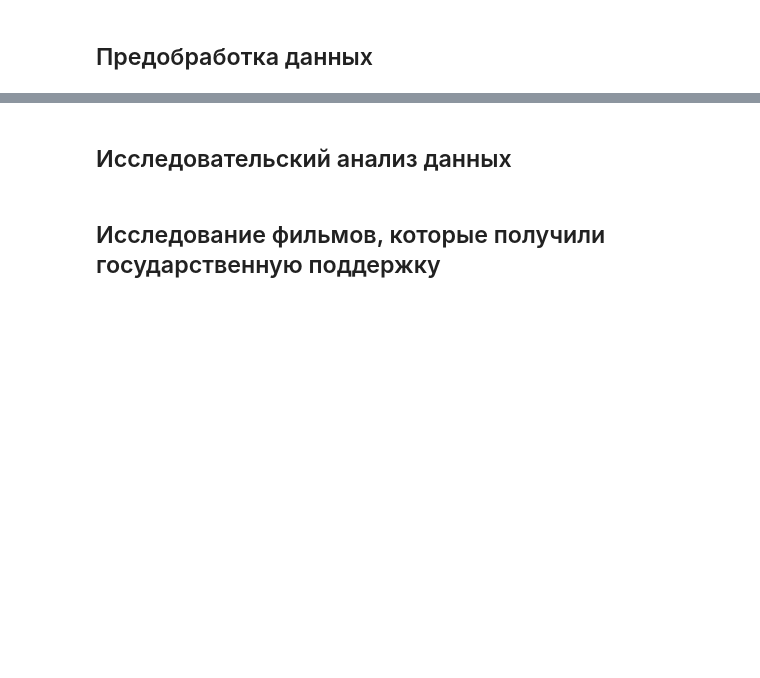
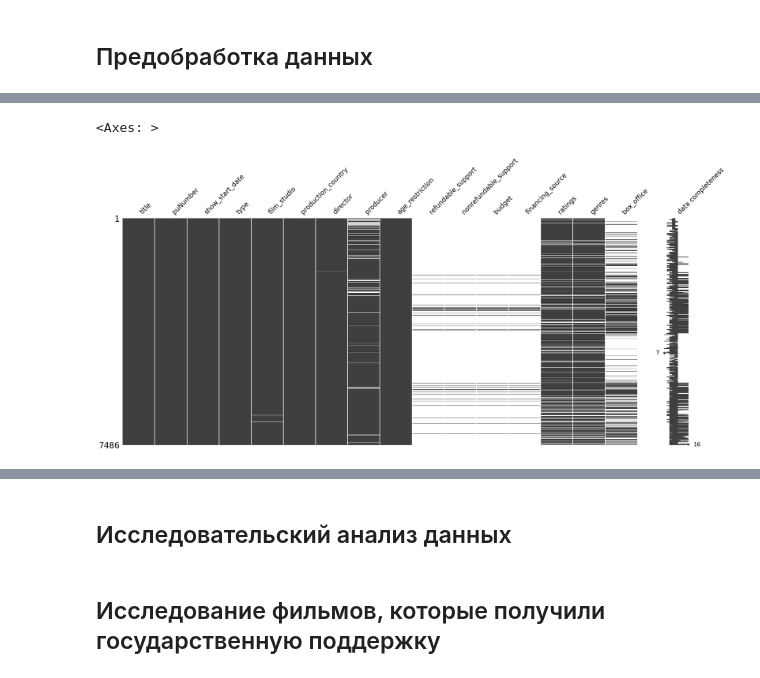
Before and after one commit to arina-fedorova/DataAnalysis, a Jupyter notebook: RU/Исследование данных о российском кинопрокате/film_distribution_analysis.ipynb, the cells around one changed output, grey strips where cells are left out. Saved outputs shown, nothing was run; the diff lists cells and outputs as text; code cells hidden in the pictures; blank space fills up the shorter version.

Commit message:
Completed data preprocessing

```diff
--- a/RU/Исследование данных о российском кинопрокате/film_distribution_analysis.ipynb
+++ b/RU/Исследование данных о российском кинопрокате/film_distribution_analysis.ipynb
@@ -76,0 +114,6 @@ data = movies.merge(shows, on='puNumber', how='left')
+# %%
+# Преобразуем тип колонки show_start_date в datetime
+data['show_start_date'] = pd.to_datetime(data['show_start_date'], format='%Y-%m-%dT%H:%M:%S.%fZ')
+# %%
+# Преобразуем тип колоки ratings в числовой
+data['ratings'] = pd.to_numeric(data['ratings'], errors='coerce')
@@ -76,0 +186,7 @@ data = movies.merge(shows, on='puNumber', how='left')
+# %%
+# Визуализируем количество пропусков по столбцам
+import missingno as msno
+msno.matrix(data, labels=True)
+# %% [output]
+<Axes: >
+[figure, added]
```
Also changed, not shown: parts of 58 cells of this notebook, 1 other file.
